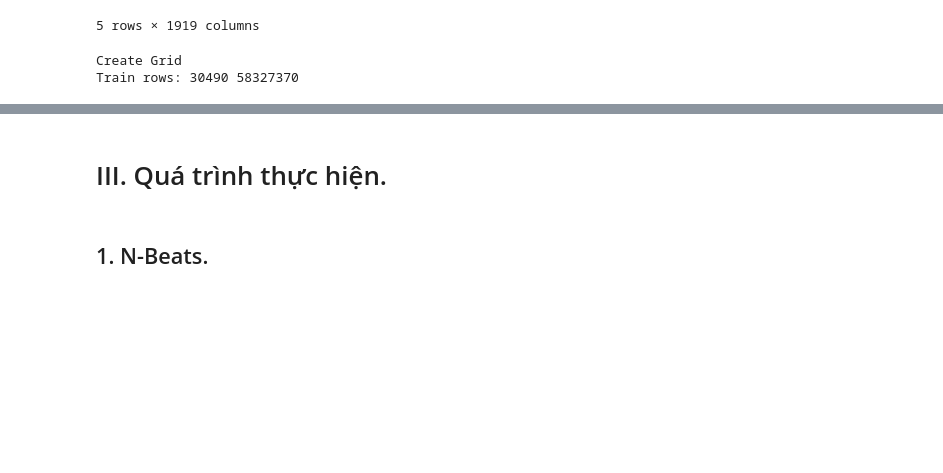
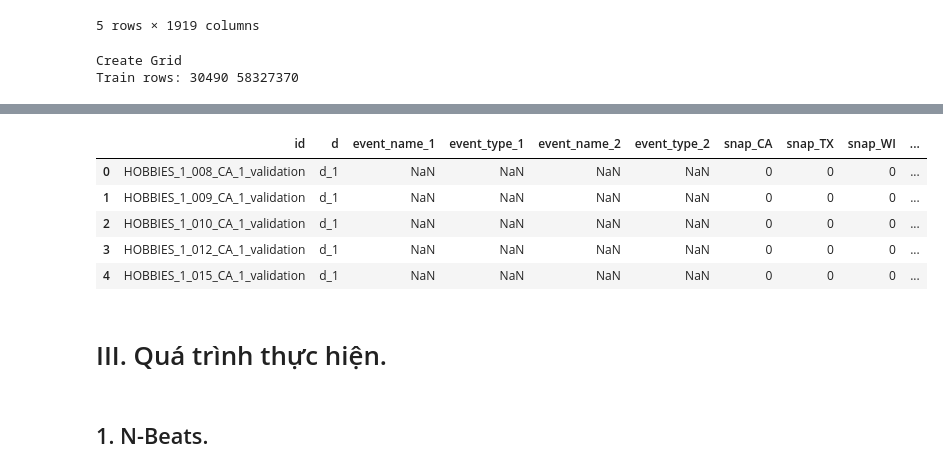
Before and after one commit to DoLienKhoa/KHDLUD, a Jupyter notebook: KHDLUD_Report.ipynb, the cells around one changed output, grey strips where cells are left out. Drawn from its saved outputs; the diff is of its cells as text; code cells hidden in the pictures; blank space fills up the shorter version.

```diff
--- a/KHDLUD_Report.ipynb
+++ b/KHDLUD_Report.ipynb
@@ -548,3 +572,13 @@ grid_df.info()
+# %%
+pick3 = pd.read_pickle('/content/drive/MyDrive/M5-Forecasting-Accuracy-data/grid_part_3.pkl')
+pick3.head()
+# %% [output]
+|  | id | d | event_name_1 | event_type_1 | event_name_2 | event_type_2 | snap_CA | snap_TX | snap_WI | ... |
+| 0 | HOBBIES_1_008_CA_1_validation | d_1 | NaN | NaN | NaN | NaN | 0 | 0 | 0 | ... |
+| 1 | HOBBIES_1_009_CA_1_validation | d_1 | NaN | NaN | NaN | NaN | 0 | 0 | 0 | ... |
+| 2 | HOBBIES_1_010_CA_1_validation | d_1 | NaN | NaN | NaN | NaN | 0 | 0 | 0 | ... |
+| 3 | HOBBIES_1_012_CA_1_validation | d_1 | NaN | NaN | NaN | NaN | 0 | 0 | 0 | ... |
+| 4 | HOBBIES_1_015_CA_1_validation | d_1 | NaN | NaN | NaN | NaN | 0 | 0 | 0 | ... |
 # %% [markdown]
 # III. Quá trình thực hiện.
 # %% [markdown]
```
Also changed, not shown: parts of 7 cells of this notebook.
